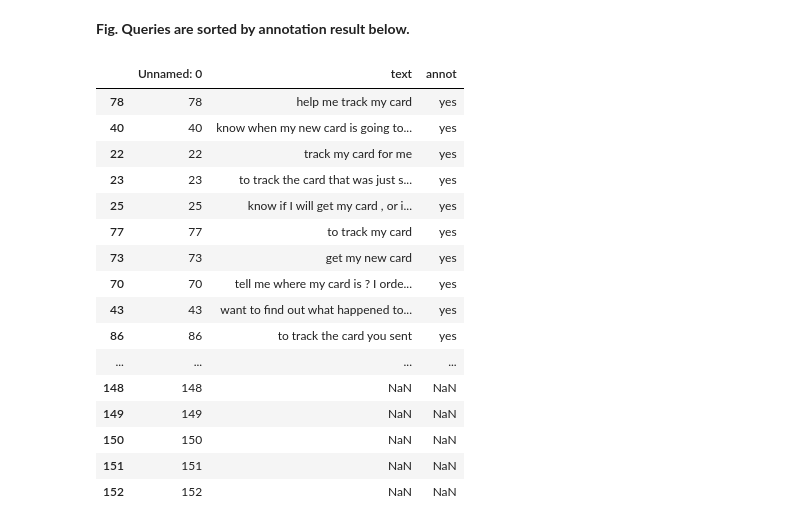
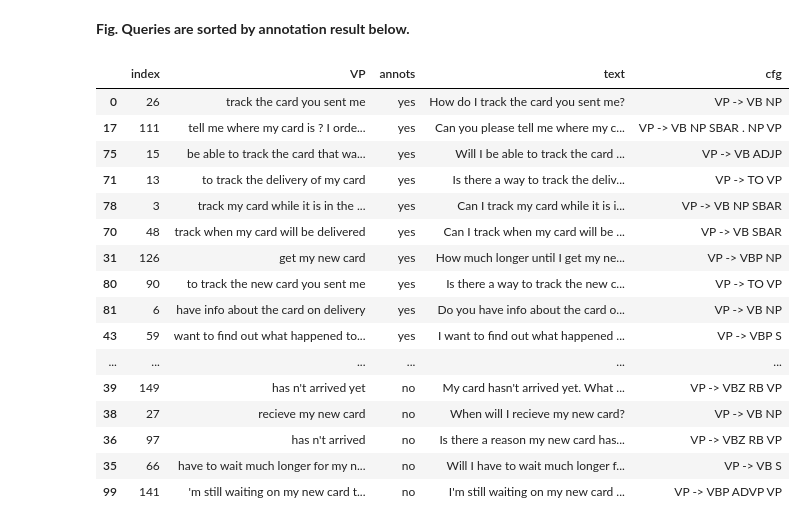
Before and after one commit to language-org/u2i, a Jupyter notebook: intent/notebooks/2_Intent_parsing.ipynb, the cells around one changed output. Cells and saved outputs as stored; diff of their text form; code cells hidden in the pictures.

```diff
--- a/intent/notebooks/2_Intent_parsing.ipynb
+++ b/intent/notebooks/2_Intent_parsing.ipynb
@@ -205,21 +184,21 @@ annots_df = annots_df.sort_values(by='annot', ascending=False)
-# %%
-annots_df
-# %% [output]
-|  | Unnamed: 0 | text | annot |
-| 78 | 78 | help me track my card | yes |
-| 40 | 40 | know when my new card is going to... | yes |
-| 22 | 22 | track my card for me | yes |
-| 23 | 23 | to track the card that was just s... | yes |
-| 25 | 25 | know if I will get my card , or i... | yes |
-| 77 | 77 | to track my card | yes |
-| 73 | 73 | get my new card | yes |
-| 70 | 70 | tell me where my card is ? I orde... | yes |
-| 43 | 43 | want to find out what happened to... | yes |
-| 86 | 86 | to track the card you sent | yes |
-| ... | ... | ... | ... |
-| 148 | 148 | NaN | NaN |
-| 149 | 149 | NaN | NaN |
-| 150 | 150 | NaN | NaN |
-| 151 | 151 | NaN | NaN |
-| 152 | 152 | NaN | NaN |
+# %%
+sorted_annots
+# %% [output]
+|  | index | VP | annots | text | cfg |
+| 0 | 26 | track the card you sent me | yes | How do I track the card you sent me? | VP -> VB NP |
+| 17 | 111 | tell me where my card is ? I orde... | yes | Can you please tell me where my c... | VP -> VB NP SBAR . NP VP |
+| 75 | 15 | be able to track the card that wa... | yes | Will I be able to track the card ... | VP -> VB ADJP |
+| 71 | 13 | to track the delivery of my card | yes | Is there a way to track the deliv... | VP -> TO VP |
+| 78 | 3 | track my card while it is in the ... | yes | Can I track my card while it is i... | VP -> VB NP SBAR |
+| 70 | 48 | track when my card will be delivered | yes | Can I track when my card will be ... | VP -> VB SBAR |
+| 31 | 126 | get my new card | yes | How much longer until I get my ne... | VP -> VBP NP |
+| 80 | 90 | to track the new card you sent me | yes | Is there a way to track the new c... | VP -> TO VP |
+| 81 | 6 | have info about the card on delivery | yes | Do you have info about the card o... | VP -> VB NP |
+| 43 | 59 | want to find out what happened to... | yes | I want to find out what happened ... | VP -> VBP S |
+| ... | ... | ... | ... | ... | ... |
+| 39 | 149 | has n't arrived yet | no | My card hasn't arrived yet. What ... | VP -> VBZ RB VP |
+| 38 | 27 | recieve my new card | no | When will I recieve my new card? | VP -> VB NP |
+| 36 | 97 | has n't arrived | no | Is there a reason my new card has... | VP -> VBZ RB VP |
+| 35 | 66 | have to wait much longer for my n... | no | Will I have to wait much longer f... | VP -> VB S |
+| 99 | 141 | 'm still waiting on my new card t... | no | I'm still waiting on my new card ... | VP -> VBP ADVP VP |
 # %% [markdown]
```
Also changed, not shown: parts of 37 cells of this notebook, 7 other files.
